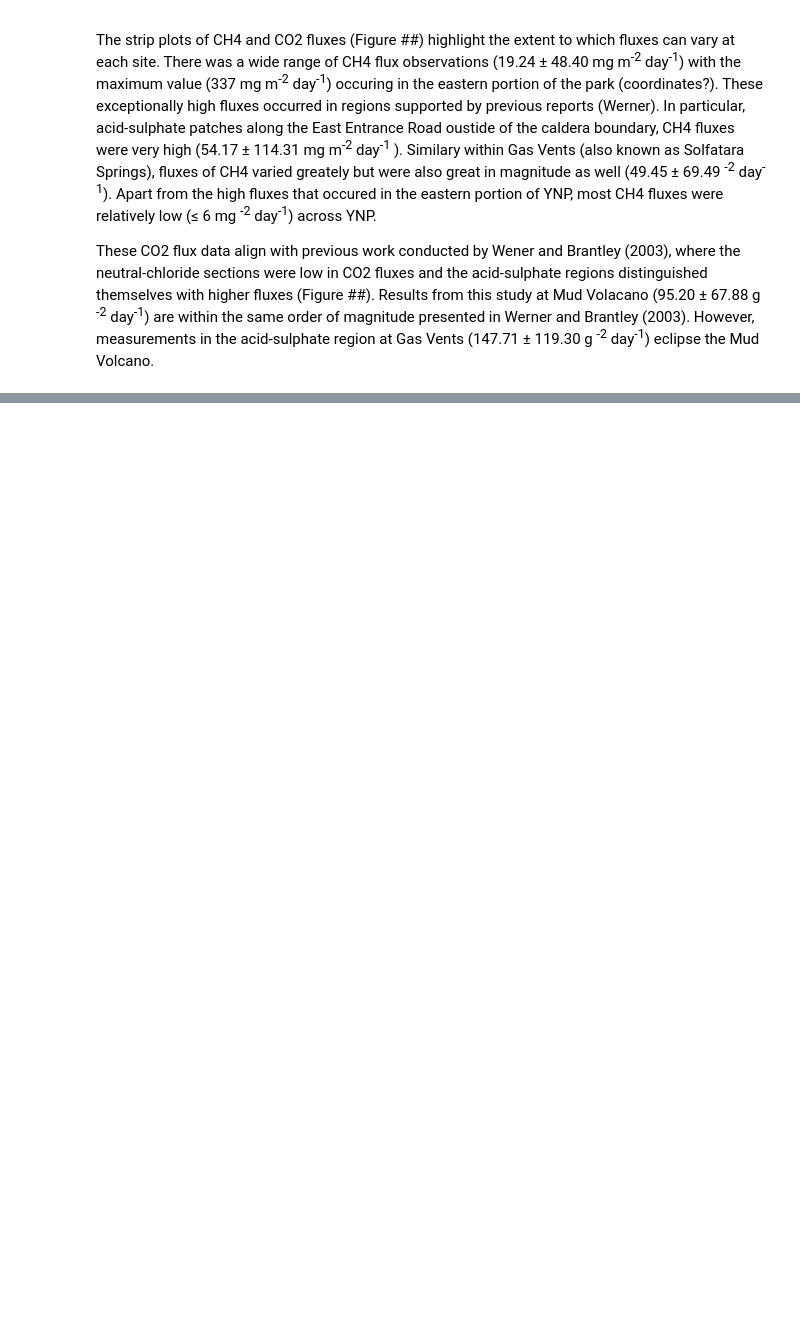
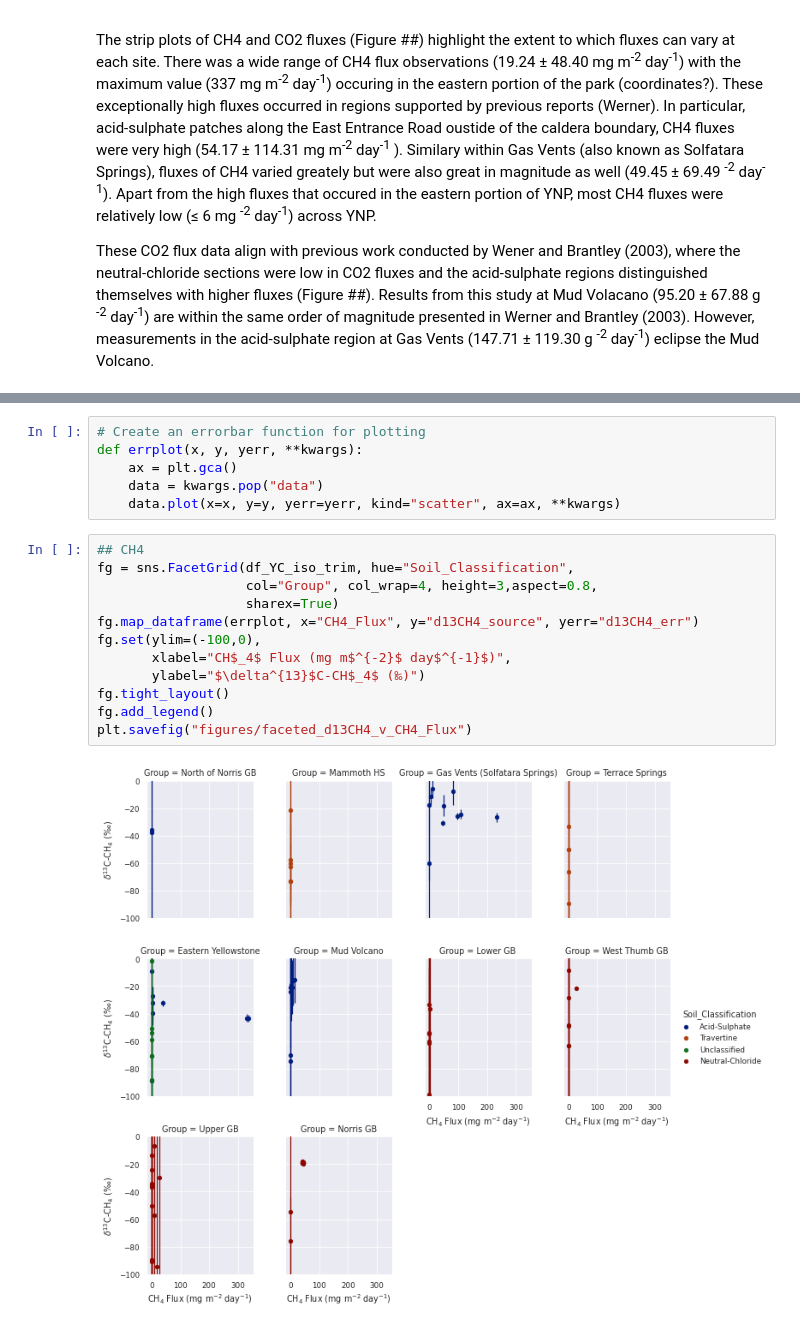
Before and after one commit to 907Resident/caldera-gases, a Jupyter notebook: site_differentation.ipynb, the cells around one changed output, grey strips where cells are left out. Cells and saved outputs as stored; diff of their text form; blank space fills up the shorter version.

```diff
--- a/site_differentation.ipynb
+++ b/site_differentation.ipynb
@@ -315,0 +374,20 @@ These CO2 flux data align with previous work conducted by Wener and Brantley (20
+# %%
+# Create an errorbar function for plotting
+def errplot(x, y, yerr, **kwargs):
+    ax = plt.gca()
+    data = kwargs.pop("data")
+    data.plot(x=x, y=y, yerr=yerr, kind="scatter", ax=ax, **kwargs)
+# %%
+## CH4
+fg = sns.FacetGrid(df_YC_iso_trim, hue="Soil_Classification",
+                   col="Group", col_wrap=4, height=3,aspect=0.8,
+                   sharex=True)
+fg.map_dataframe(errplot, x="CH4_Flux", y="d13CH4_source", yerr="d13CH4_err")
+fg.set(ylim=(-100,0),
+       xlabel="CH$_4$ Flux (mg m$^{-2}$ day$^{-1}$)",
+       ylabel="$\delta^{13}$C-CH$_4$ (‰)")
+fg.tight_layout()
+fg.add_legend()
+plt.savefig("figures/faceted_d13CH4_v_CH4_Flux")
+# %% [output]
+[figure, added]
```
Also changed, not shown: parts of 21 cells of this notebook.
